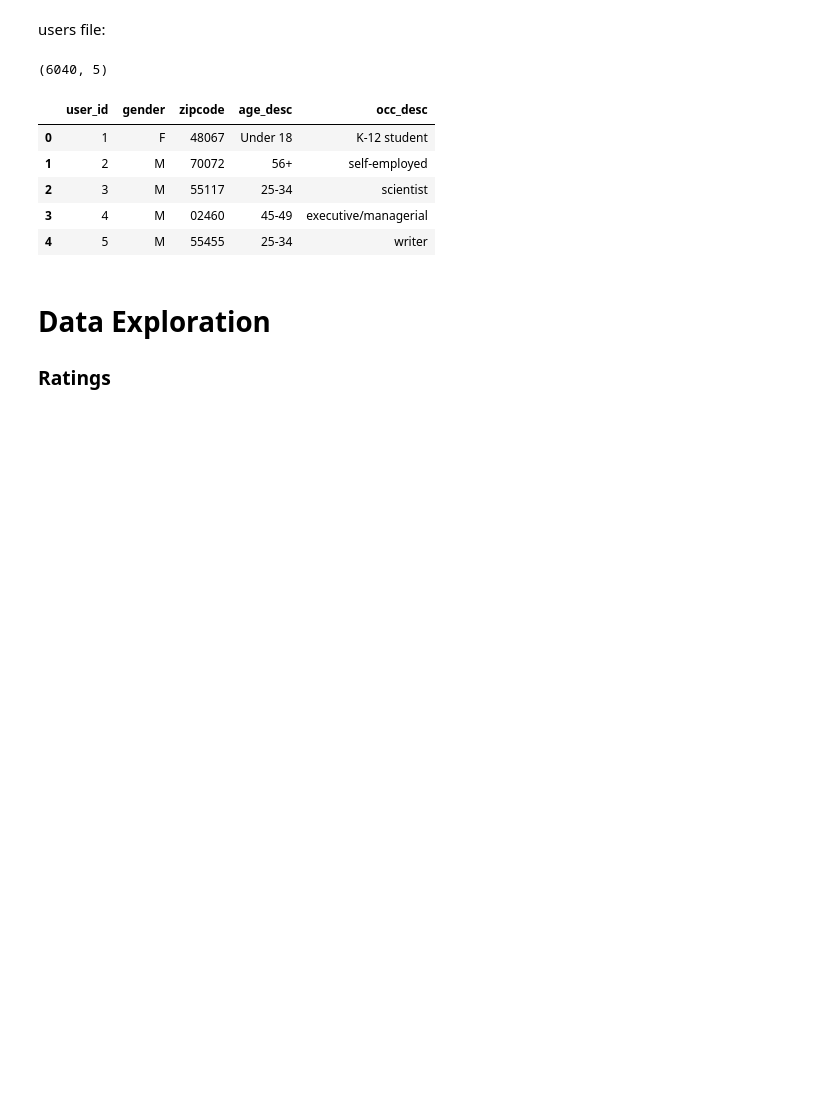
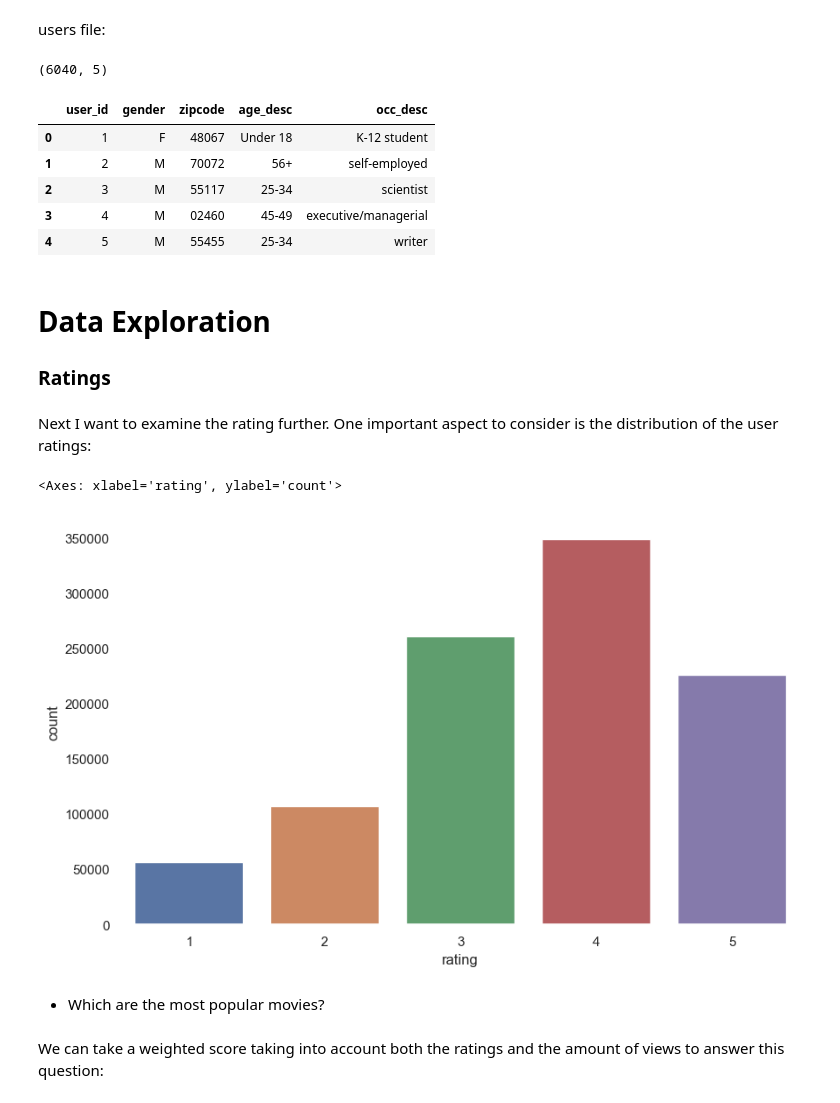
Before and after one commit to SabbosNgang/IR_FinalProject, a Jupyter notebook: Movie-content-based-recommender-using-tf-idf.ipynb, the cells around one changed output. Cells and saved outputs as stored; diff of their text form; code cells hidden in the pictures; blank space fills up the shorter version.

```diff
--- a/Movie-content-based-recommender-using-tf-idf.ipynb
+++ b/Movie-content-based-recommender-using-tf-idf.ipynb
@@ -74,3 +74,17 @@ users.head()
 # %% [markdown]
 # Data Exploration
 ### Ratings
+# %% [markdown]
+Next I want to examine the rating further. One important aspect to consider is the distribution of the user ratings:
+# %%
+plt.figure(figsize=(10,6))
+sns.set(rc={'axes.facecolor':'white', 'figure.facecolor':'white'})
+
+sns.countplot(data=ratings, x=ratings['rating'].fillna(ratings['rating'].median()))
+# %% [output]
+<Axes: xlabel='rating', ylabel='count'>
+[figure, added]
+# %% [markdown]
+* Which are the most popular movies?
+# %% [markdown]
+We can take a weighted score taking into account both the ratings and the amount of views to answer this question:
```
Also changed, not shown: parts of 12 cells of this notebook.
